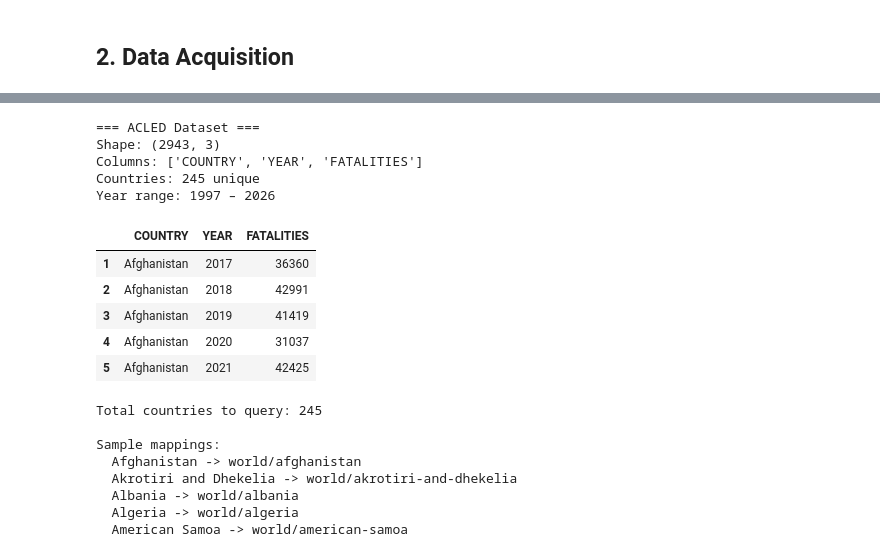
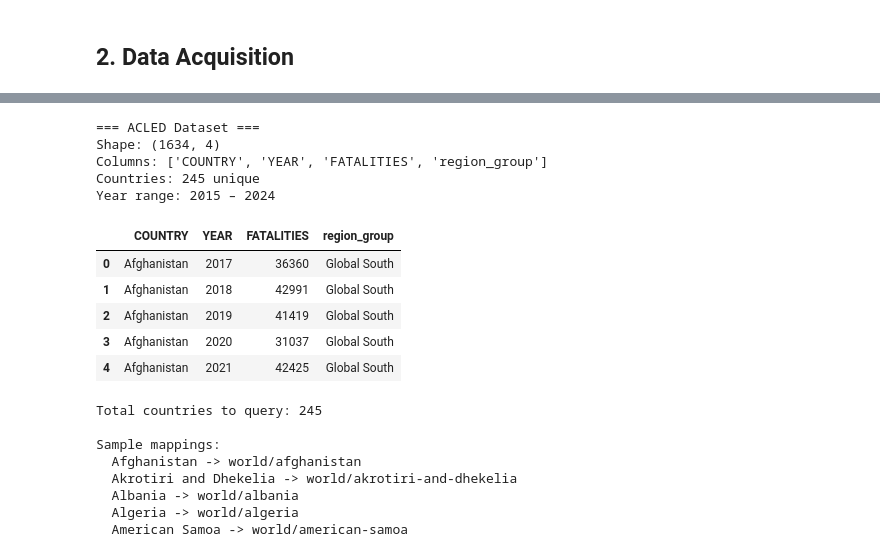
Before and after one commit to Harry9087655/ST115-group-project, a Jupyter notebook: analysis/analysis.ipynb, the cells around one changed output, grey strips where cells are left out. Cells and saved outputs as stored; diff of their text form; code cells hidden in the pictures.

```diff
--- a/analysis/analysis.ipynb
+++ b/analysis/analysis.ipynb
@@ -18,26 +158,26 @@ API_KEYS = [
     keys["guardian"]["api_key_3"]
 ]
 # %%
-acled = pd.read_csv("../data/cleaned_fatalities.csv", index_col=0)
+acled = pd.read_csv("../data/cleaned_fatalities.csv")
 
 print("=== ACLED Dataset ===")
 print(f"Shape: {acled.shape}")
 print(f"Columns: {list(acled.columns)}")
 print(f"Countries: {acled['COUNTRY'].nunique()} unique")
 print(f"Year range: {acled['YEAR'].min()} – {acled['YEAR'].max()}")
 acled.head()
 # %% [output]
 === ACLED Dataset ===
-Shape: (2943, 3)
-Columns: ['COUNTRY', 'YEAR', 'FATALITIES']
+Shape: (1634, 4)
+Columns: ['COUNTRY', 'YEAR', 'FATALITIES', 'region_group']
 Countries: 245 unique
-Year range: 1997 – 2026
+Year range: 2015 – 2024
-|  | COUNTRY | YEAR | FATALITIES |
-| 1 | Afghanistan | 2017 | 36360 |
-| 2 | Afghanistan | 2018 | 42991 |
-| 3 | Afghanistan | 2019 | 41419 |
-| 4 | Afghanistan | 2020 | 31037 |
-| 5 | Afghanistan | 2021 | 42425 |
+|  | COUNTRY | YEAR | FATALITIES | region_group |
+| 0 | Afghanistan | 2017 | 36360 | Global South |
+| 1 | Afghanistan | 2018 | 42991 | Global South |
+| 2 | Afghanistan | 2019 | 41419 | Global South |
+| 3 | Afghanistan | 2020 | 31037 | Global South |
+| 4 | Afghanistan | 2021 | 42425 | Global South |
 # %%
 FROM_DATE = "2015-01-01"
 TO_DATE   = "2024-12-31"
```
Also changed, not shown: parts of 10 cells of this notebook.
